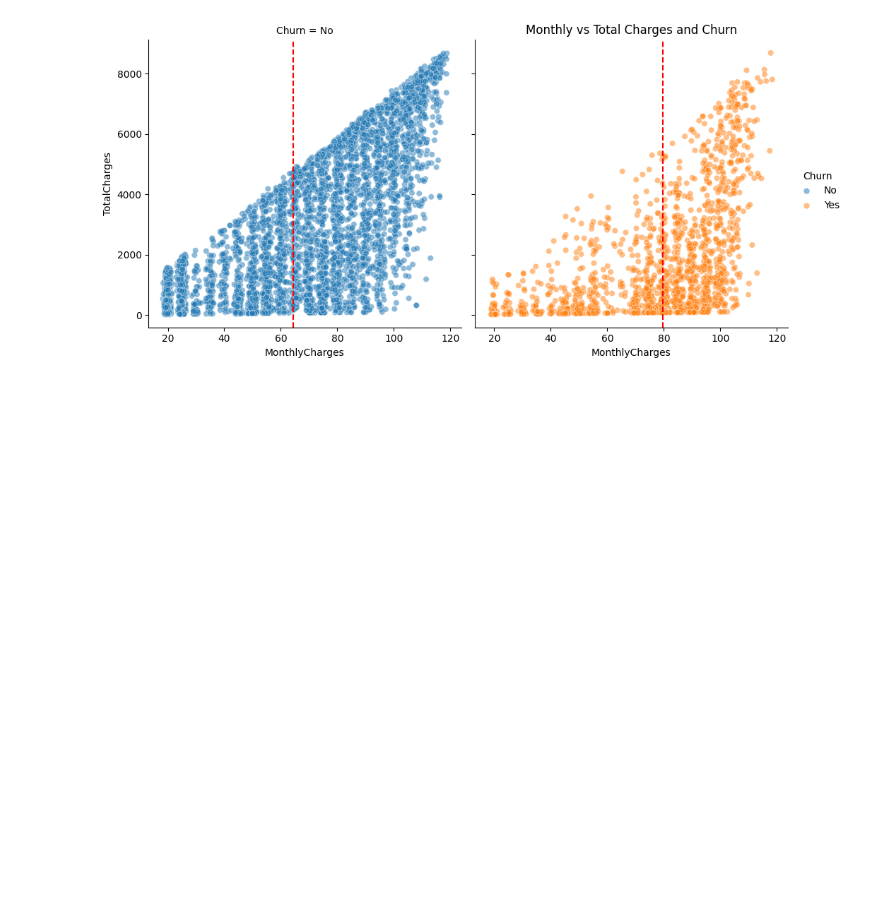
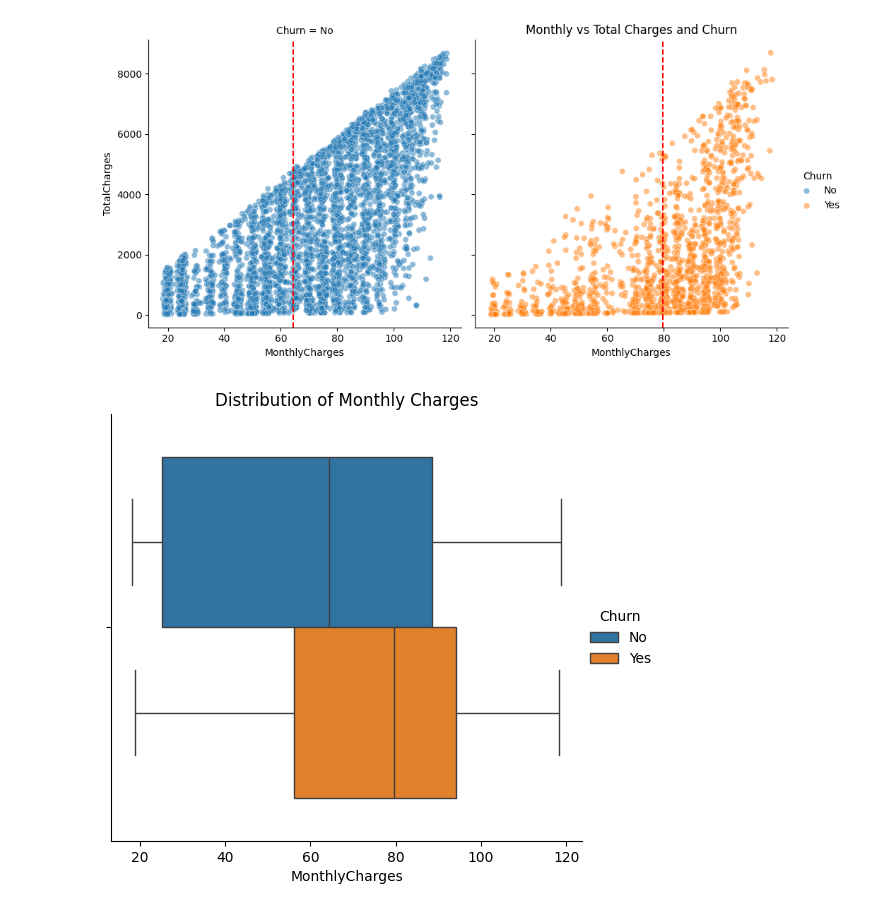
Before and after one commit to cafesmire/notebooks, a Jupyter notebook: telco_customer_churn/telco_customer_churn.ipynb, the cells around one changed output. Saved outputs shown, nothing was run; the diff lists cells and outputs as text; code cells hidden in the pictures; blank space fills up the shorter version.

```diff
--- a/telco_customer_churn/telco_customer_churn.ipynb
+++ b/telco_customer_churn/telco_customer_churn.ipynb
@@ -186,3 +186,9 @@ plt.title('Monthly vs Total Charges and Churn')
 plt.show()
 # %% [output]
 [figure]
+# %%
+sns.catplot(kind='box', data=df, x='MonthlyCharges', hue='Churn')
+plt.title('Distribution of Monthly Charges')
+plt.show()
+# %% [output]
+[figure, added]
```
Also changed, not shown: parts of 8 cells of this notebook.
